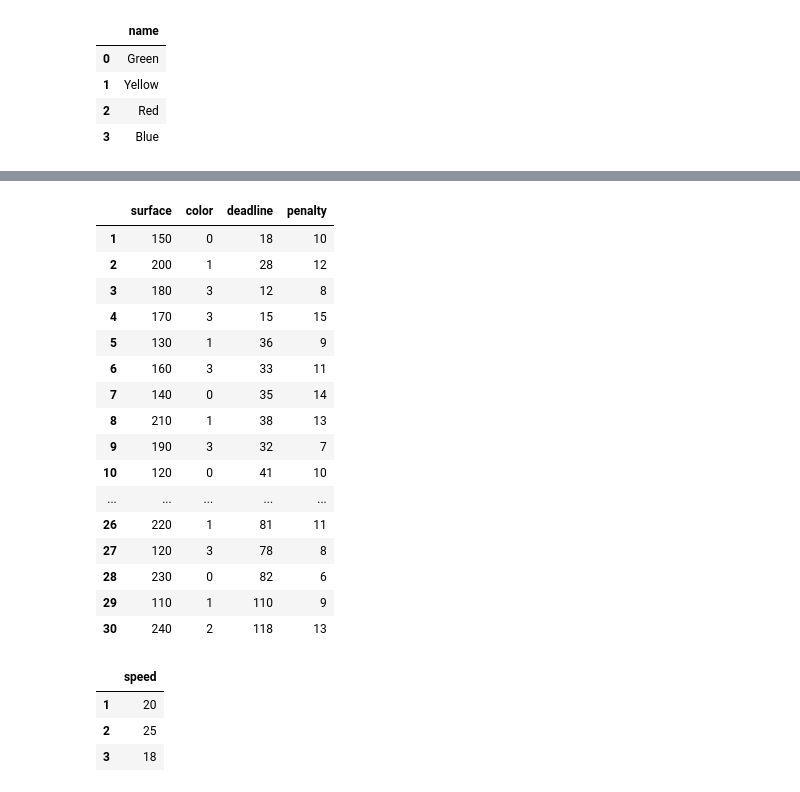
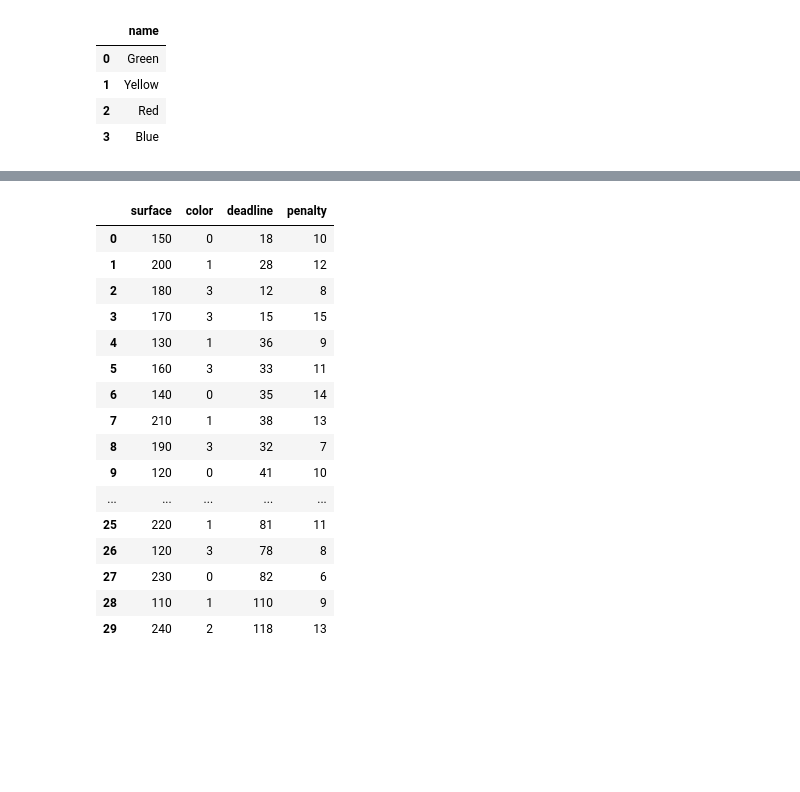
Before and after one commit to sebas-fontys/OR5-paintshop, a Jupyter notebook: solution.ipynb, the cells around one changed output, grey strips where cells are left out. Drawn from its saved outputs; the diff is of its cells as text; code cells hidden in the pictures; blank space fills up the shorter version.

```diff
--- a/solution.ipynb
+++ b/solution.ipynb
@@ -93,41 +111,30 @@ setups
 # %%
-# Fix orders table: encode colors and set machine ID as index
+# Fix orders table: encode colors and set order index as index
 orders = pd.DataFrame(
     {
         "surface": data["orders"]["Surface"].values,
         "color": [color_names_by_index[color_names_by_index["name"] == c].index[0] for c in data["orders"]["Colour"]],
         "deadline": data["orders"]["Deadline"].values,
         "penalty": data["orders"]["Penalty"].values,
     },
-    index = [order_name[1:] for order_name in data["orders"]["Order"].values]
+    index = data["orders"].index
 )
 orders
 # %% [output]
 |  | surface | color | deadline | penalty |
-| 1 | 150 | 0 | 18 | 10 |
-| 2 | 200 | 1 | 28 | 12 |
-| 3 | 180 | 3 | 12 | 8 |
-| 4 | 170 | 3 | 15 | 15 |
-| 5 | 130 | 1 | 36 | 9 |
-| 6 | 160 | 3 | 33 | 11 |
-| 7 | 140 | 0 | 35 | 14 |
-| 8 | 210 | 1 | 38 | 13 |
-| 9 | 190 | 3 | 32 | 7 |
-| 10 | 120 | 0 | 41 | 10 |
+| 0 | 150 | 0 | 18 | 10 |
+| 1 | 200 | 1 | 28 | 12 |
+| 2 | 180 | 3 | 12 | 8 |
+| 3 | 170 | 3 | 15 | 15 |
+| 4 | 130 | 1 | 36 | 9 |
+| 5 | 160 | 3 | 33 | 11 |
+| 6 | 140 | 0 | 35 | 14 |
+| 7 | 210 | 1 | 38 | 13 |
+| 8 | 190 | 3 | 32 | 7 |
+| 9 | 120 | 0 | 41 | 10 |
 | ... | ... | ... | ... | ... |
-| 26 | 220 | 1 | 81 | 11 |
-| 27 | 120 | 3 | 78 | 8 |
-| 28 | 230 | 0 | 82 | 6 |
-| 29 | 110 | 1 | 110 | 9 |
-| 30 | 240 | 2 | 118 | 13 |
+| 25 | 220 | 1 | 81 | 11 |
+| 26 | 120 | 3 | 78 | 8 |
+| 27 | 230 | 0 | 82 | 6 |
+| 28 | 110 | 1 | 110 | 9 |
+| 29 | 240 | 2 | 118 | 13 |
-# %%
-data["machines"]
-machines = pd.DataFrame({
-    "speed": data["machines"]["Speed"].values
-}, index = [m_name[1:] for m_name in data["machines"]["Machine"]])
-machines
-# %% [output]
-|  | speed |
-| 1 | 20 |
-| 2 | 25 |
-| 3 | 18 |
```
Also changed, not shown: parts of 14 cells of this notebook.
